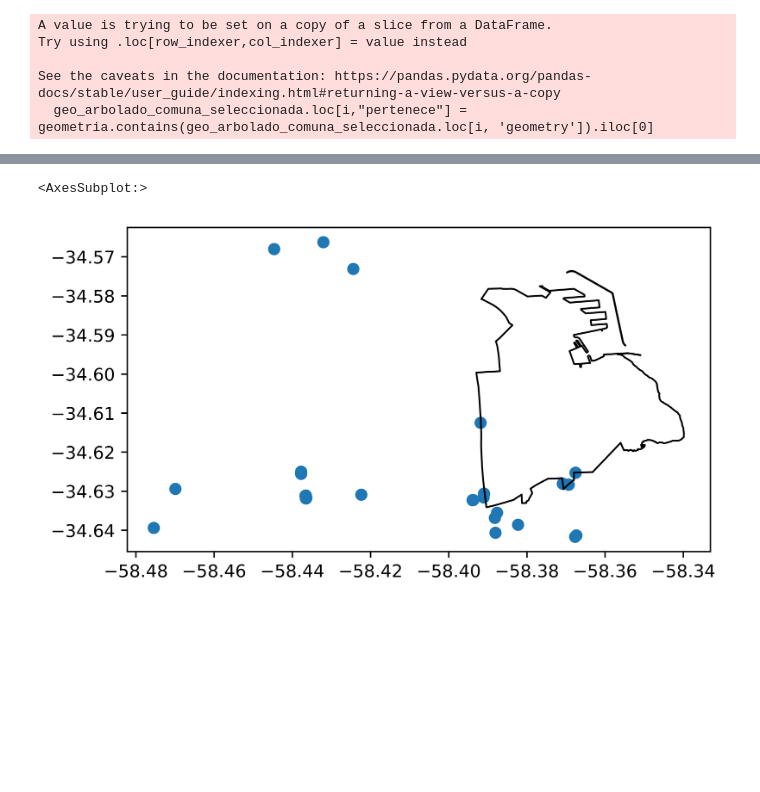
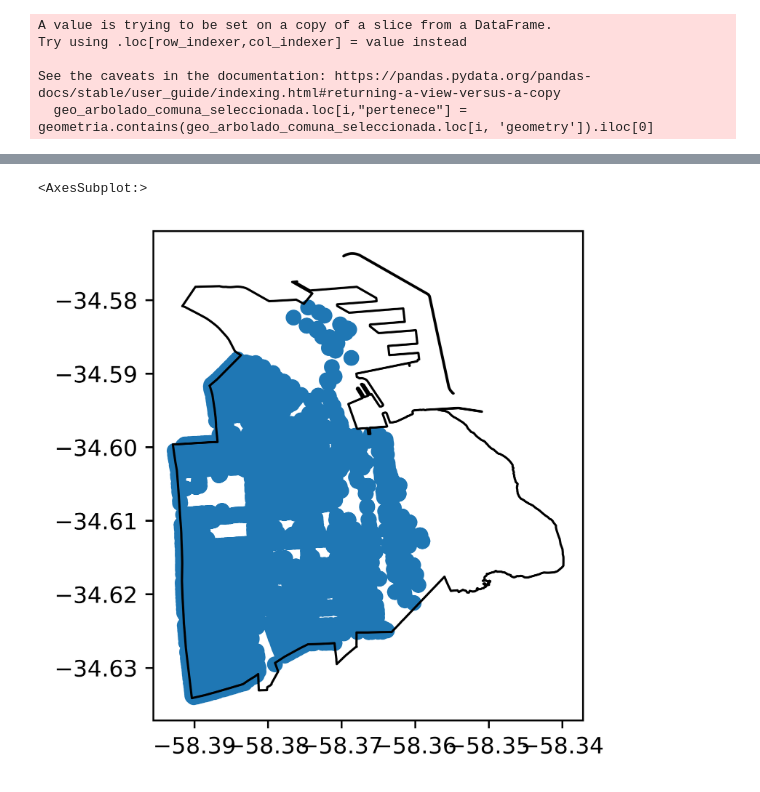
Before and after one commit to IonatanPerez/Cursos_DHDS_CN13, a Jupyter notebook: Clases/C8 - GPS/Modelo.ipynb, the cells around one changed output, grey strips where cells are left out. Cells and saved outputs as stored; diff of their text form; code cells hidden in the pictures; blank space fills up the shorter version.

```diff
--- a/Clases/C8 - GPS/Modelo.ipynb
+++ b/Clases/C8 - GPS/Modelo.ipynb
@@ -220,11 +236,11 @@ See the caveats in the documentation: https://pandas.pydata.org/pandas-docs/stab
 # %%
 fig, ax = plt.subplots(dpi=800)
 
-geo_arbolado_comuna_seleccionada[geo_arbolado_comuna_seleccionada["pertenece"]==False].plot(ax=ax)
+geo_arbolado_comuna_seleccionada[geo_arbolado_comuna_seleccionada["pertenece"]==True].plot(ax=ax)
 geo_comunas_seleccionada.plot(ax=ax, facecolor="none", edgecolor='black')
 # %% [output]
 <AxesSubplot:>
-[figure, old version]
+[figure, new version]
 # %%
 #geo_comunas.crs
 #geo_comunas.crs = {'init' :'epsg:4326'}
```
Also changed, not shown: parts of 8 cells of this notebook, 1 other file.
